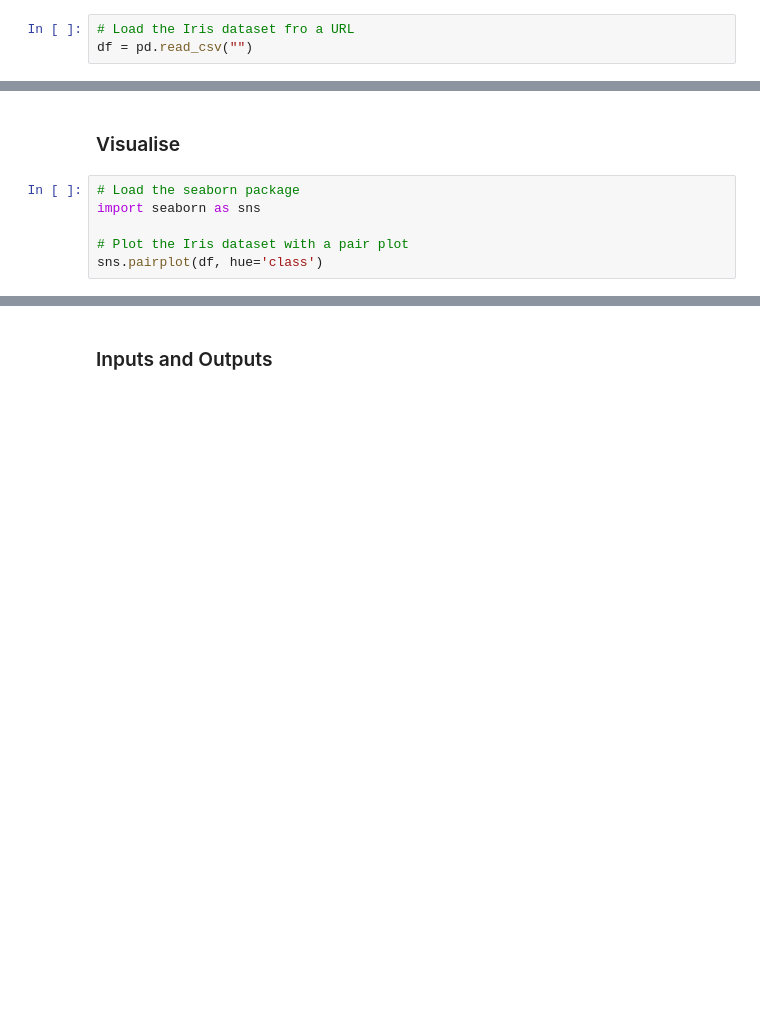
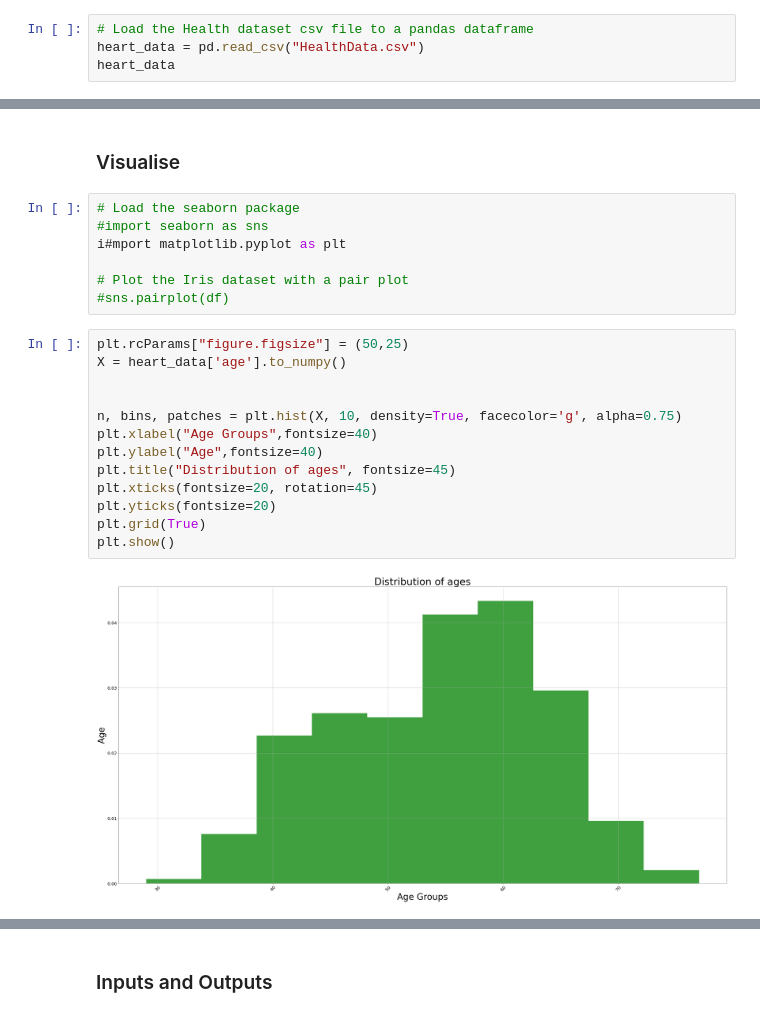
Before and after one commit to Trishmcc/Synthesised_Dataset, a Jupyter notebook: Synthesised_Dataset.ipynb, the cells around one changed output, grey strips where cells are left out. Cells and saved outputs as stored; diff of their text form; blank space fills up the shorter version.

Commit message:
Interogating data

```diff
--- a/Synthesised_Dataset.ipynb
+++ b/Synthesised_Dataset.ipynb
@@ -77,3 +93,4 @@ df
 # %%
-# Load the Iris dataset fro a URL
-df = pd.read_csv("")
+# Load the Health dataset csv file to a pandas dataframe
+heart_data = pd.read_csv("HealthData.csv")
+heart_data
@@ -81,7 +157,23 @@ df = pd.read_csv("")
 ### Visualise
 # %%
 # Load the seaborn package
-import seaborn as sns
+#import seaborn as sns
+i#mport matplotlib.pyplot as plt
 
 # Plot the Iris dataset with a pair plot
-sns.pairplot(df, hue='class')
+#sns.pairplot(df)
+# %%
+plt.rcParams["figure.figsize"] = (50,25)
+X = heart_data['age'].to_numpy()
+
+
+n, bins, patches = plt.hist(X, 10, density=True, facecolor='g', alpha=0.75)
+plt.xlabel("Age Groups",fontsize=40)
+plt.ylabel("Age",fontsize=40)
+plt.title("Distribution of ages", fontsize=45)
+plt.xticks(fontsize=20, rotation=45)
+plt.yticks(fontsize=20)
+plt.grid(True)
+plt.show()
+# %% [output]
+[figure, added]
```
Also changed, not shown: parts of 27 cells of this notebook, 1 other file.
